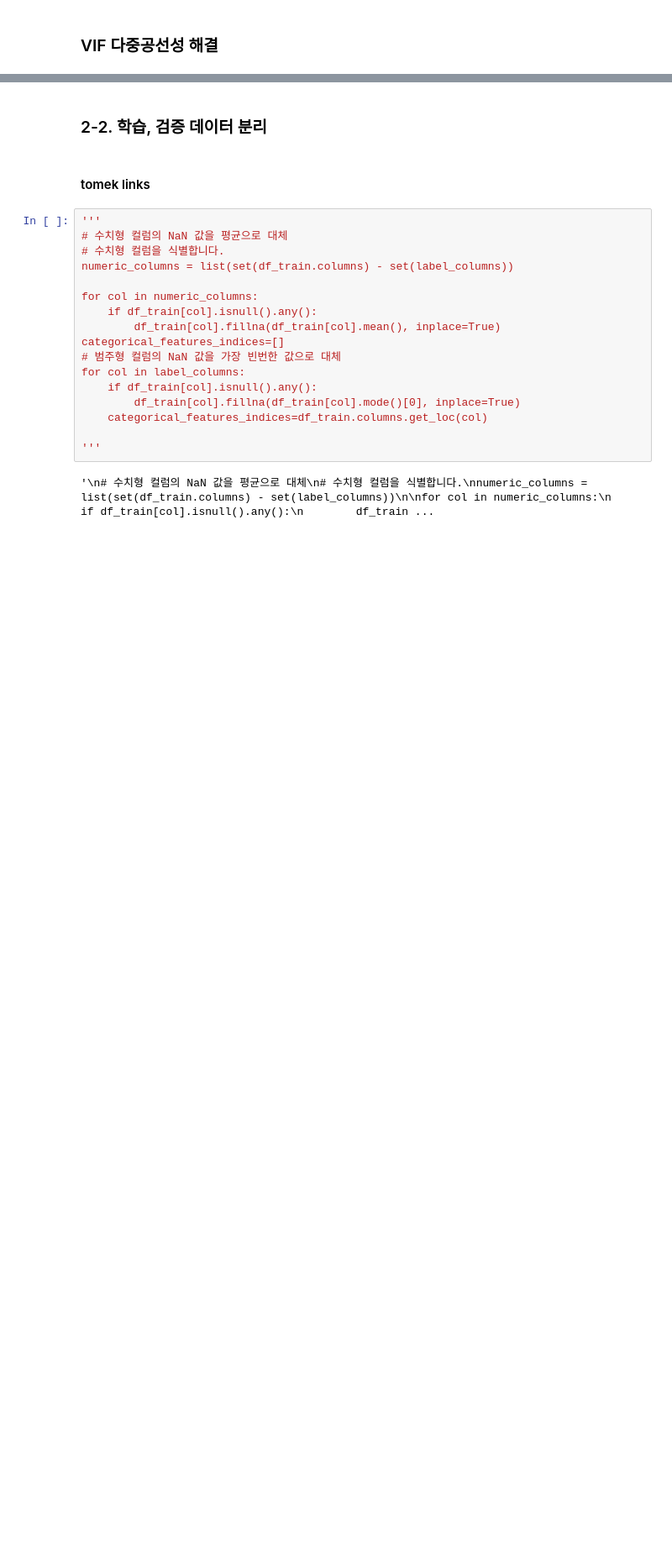
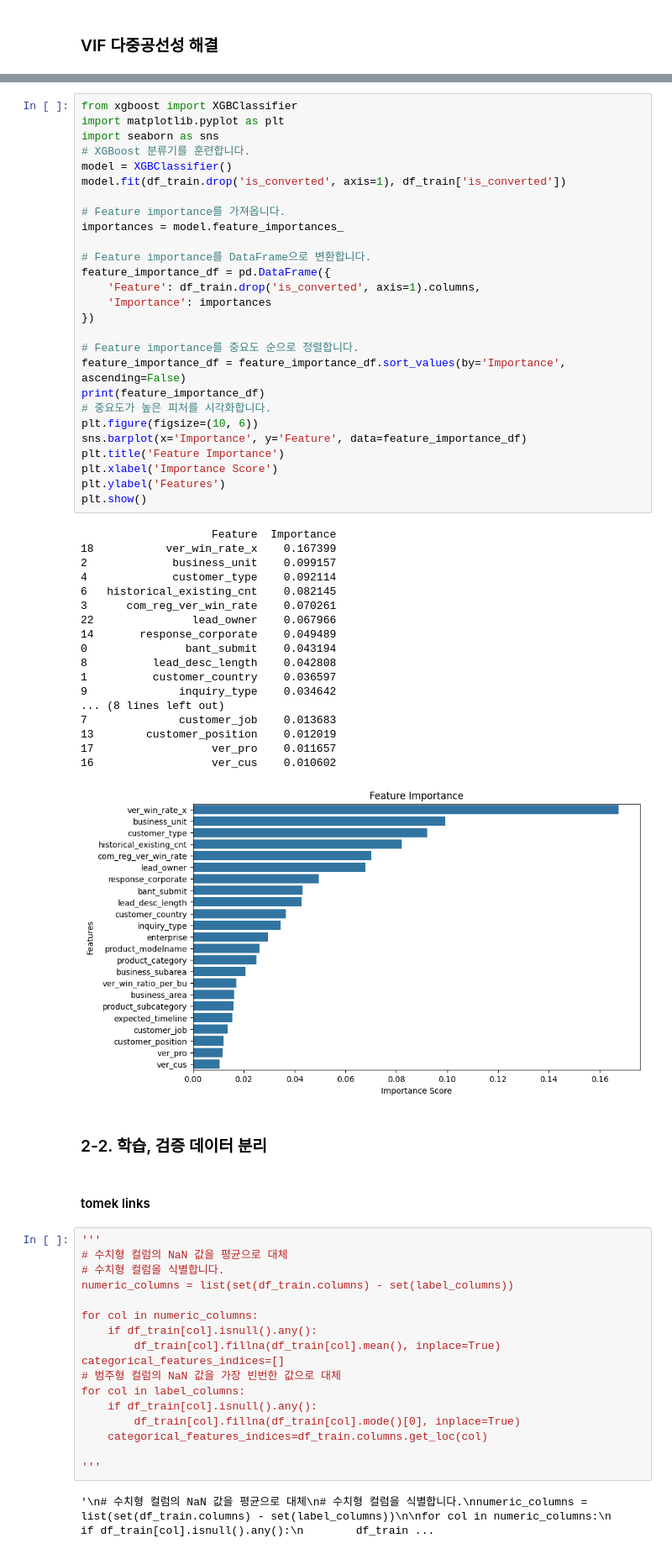
Before and after one commit to EstelleY0/LgAimers, a Jupyter notebook: LGAimers_baseline.ipynb, the cells around one changed output, grey strips where cells are left out. Shown at 84% size. Saved outputs shown, nothing was run; the diff lists cells and outputs as text; blank space fills up the shorter version.

```diff
--- a/LGAimers_baseline.ipynb
+++ b/LGAimers_baseline.ipynb
@@ -412,3 +546,49 @@ plt.show()
+# %%
+from xgboost import XGBClassifier
+import matplotlib.pyplot as plt
+import seaborn as sns
+# XGBoost 분류기를 훈련합니다.
+model = XGBClassifier()
+model.fit(df_train.drop('is_converted', axis=1), df_train['is_converted'])
+
+# Feature importance를 가져옵니다.
+importances = model.feature_importances_
+
+# Feature importance를 DataFrame으로 변환합니다.
+feature_importance_df = pd.DataFrame({
+    'Feature': df_train.drop('is_converted', axis=1).columns,
+    'Importance': importances
+})
+
+# Feature importance를 중요도 순으로 정렬합니다.
+feature_importance_df = feature_importance_df.sort_values(by='Importance', ascending=False)
+print(feature_importance_df)
+# 중요도가 높은 피처를 시각화합니다.
+plt.figure(figsize=(10, 6))
+sns.barplot(x='Importance', y='Feature', data=feature_importance_df)
+plt.title('Feature Importance')
+plt.xlabel('Importance Score')
+plt.ylabel('Features')
+plt.show()
+# %% [output]
+                    Feature  Importance
+18           ver_win_rate_x    0.167399
+2             business_unit    0.099157
+4             customer_type    0.092114
+6   historical_existing_cnt    0.082145
+3      com_reg_ver_win_rate    0.070261
+22               lead_owner    0.067966
+14       response_corporate    0.049489
+0               bant_submit    0.043194
+8          lead_desc_length    0.042808
+1          customer_country    0.036597
+9              inquiry_type    0.034642
+... (8 lines left out)
+7              customer_job    0.013683
+13        customer_position    0.012019
+17                  ver_pro    0.011657
+16                  ver_cus    0.010602
+[figure, added]
 # %% [markdown]
 ### 2-2. 학습, 검증 데이터 분리
 # %% [markdown]
```
Also changed, not shown: parts of 27 cells of this notebook, 1 other file.
